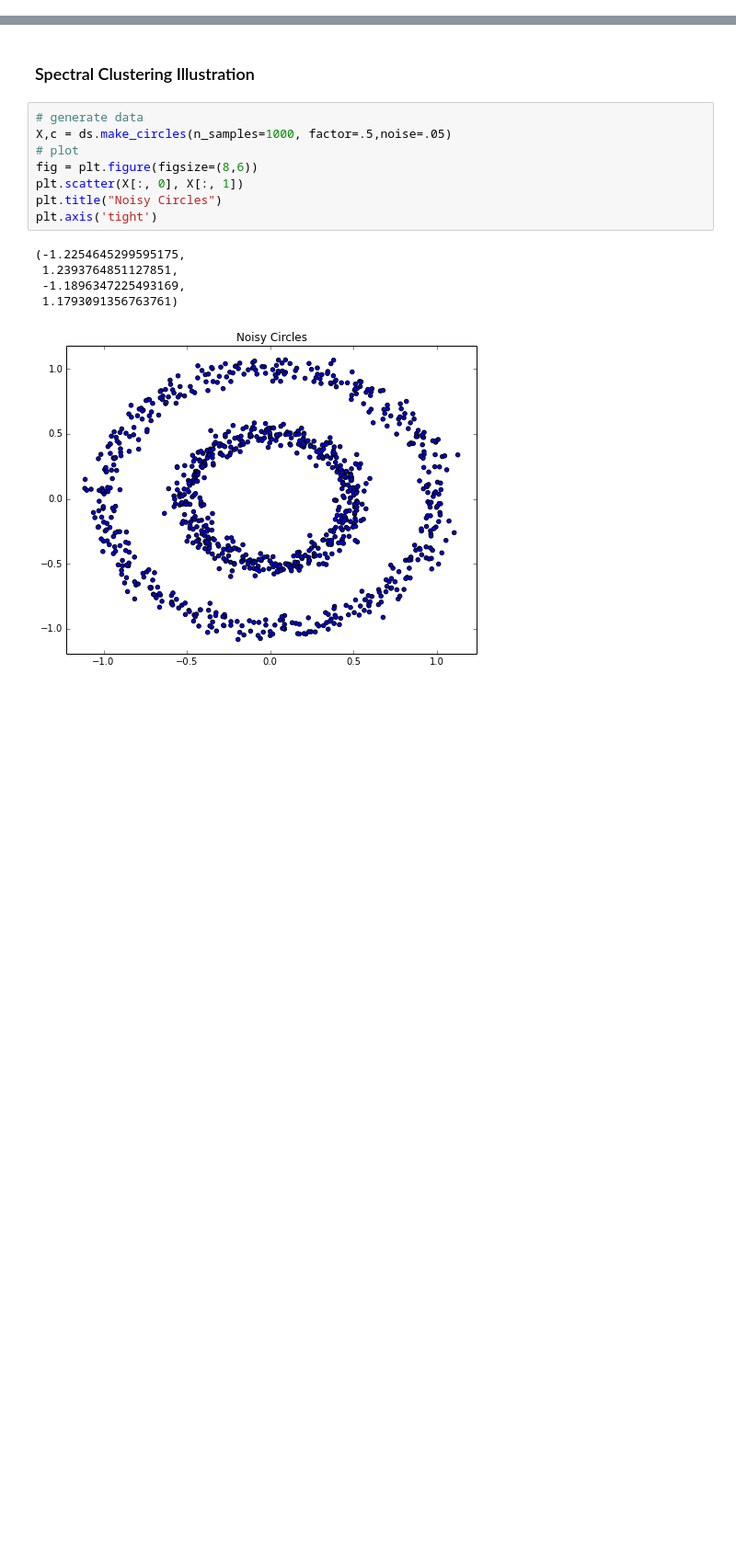
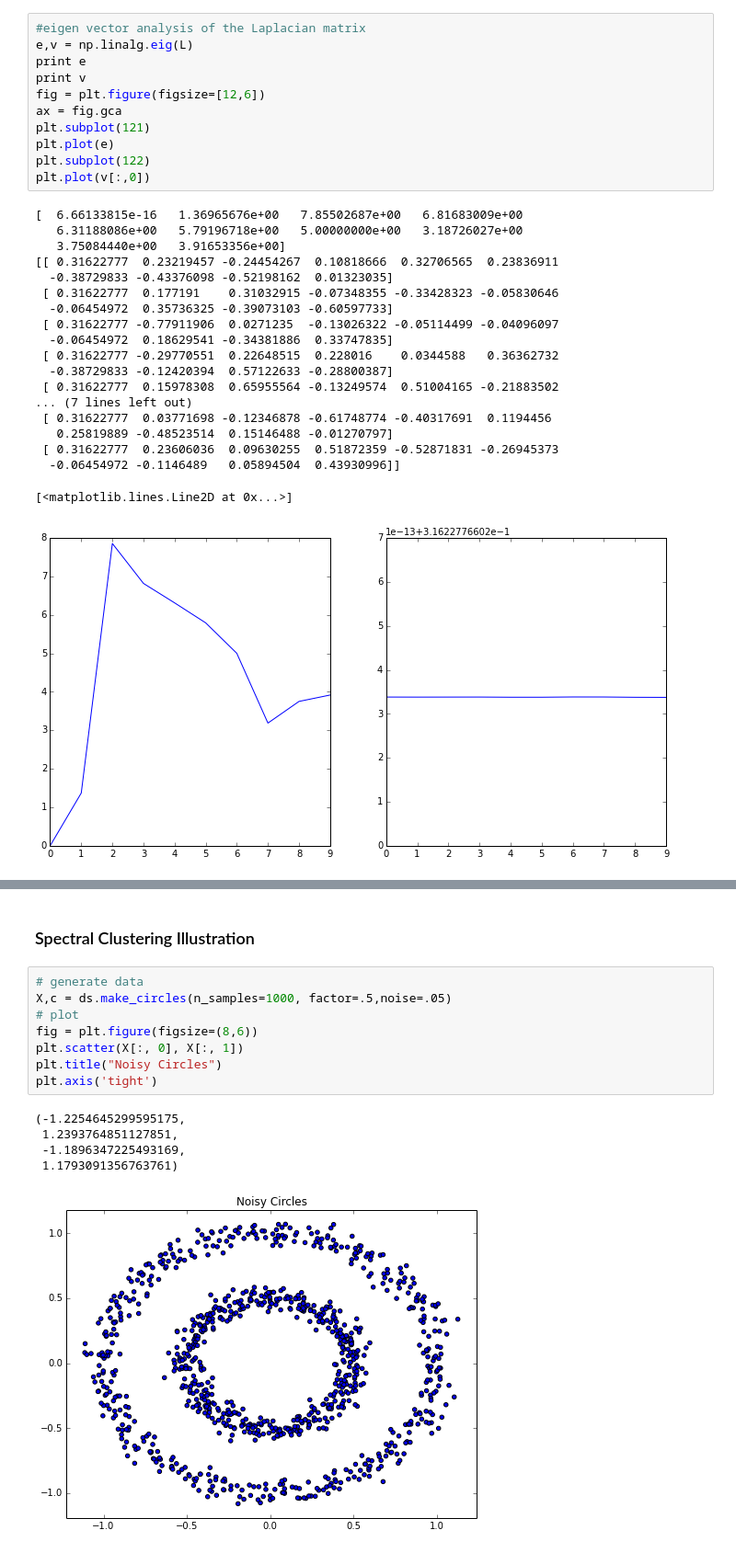
Before and after one commit to ubdsgroup/mlcourse-ub-notebooks, a Jupyter notebook: notebooks/SpectralClusteringDemo.ipynb, the cells around one changed output, grey strips where cells are left out. Shown at 92% size. Cells and saved outputs as stored; diff of their text form; blank space fills up the shorter version.

```diff
--- a/notebooks/SpectralClusteringDemo.ipynb
+++ b/notebooks/SpectralClusteringDemo.ipynb
@@ -55,0 +58,31 @@ plt.ylabel('Error (Frobenius Norm)')
+# %%
+#eigen vector analysis of the Laplacian matrix
+e,v = np.linalg.eig(L)
+print e
+print v
+fig = plt.figure(figsize=[12,6])
+ax = fig.gca
+plt.subplot(121)
+plt.plot(e)
+plt.subplot(122)
+plt.plot(v[:,0])
+# %% [output]
+[  6.66133815e-16   1.36965676e+00   7.85502687e+00   6.81683009e+00
+   6.31188086e+00   5.79196718e+00   5.00000000e+00   3.18726027e+00
+   3.75084440e+00   3.91653356e+00]
+[[ 0.31622777  0.23219457 -0.24454267  0.10818666  0.32706565  0.23836911
+  -0.38729833 -0.43376098 -0.52198162  0.01323035]
+ [ 0.31622777  0.177191    0.31032915 -0.07348355 -0.33428323 -0.05830646
+  -0.06454972  0.35736325 -0.39073103 -0.60597733]
+ [ 0.31622777 -0.77911906  0.0271235  -0.13026322 -0.05114499 -0.04096097
+  -0.06454972  0.18629541 -0.34381886  0.33747835]
+ [ 0.31622777 -0.29770551  0.22648515  0.228016    0.0344588   0.36362732
+  -0.38729833 -0.12420394  0.57122633 -0.28800387]
+ [ 0.31622777  0.15978308  0.65955564 -0.13249574  0.51004165 -0.21883502
+... (7 lines left out)
+ [ 0.31622777  0.03771698 -0.12346878 -0.61748774 -0.40317691  0.1194456
+   0.25819889 -0.48523514  0.15146488 -0.01270797]
+ [ 0.31622777  0.23606036  0.09630255  0.51872359 -0.52871831 -0.26945373
+  -0.06454972 -0.1146489   0.05894504  0.43930996]]
+[<matplotlib.lines.Line2D at 0x...>]
+[figure, added]
```
Also changed, not shown: parts of 16 cells of this notebook.
